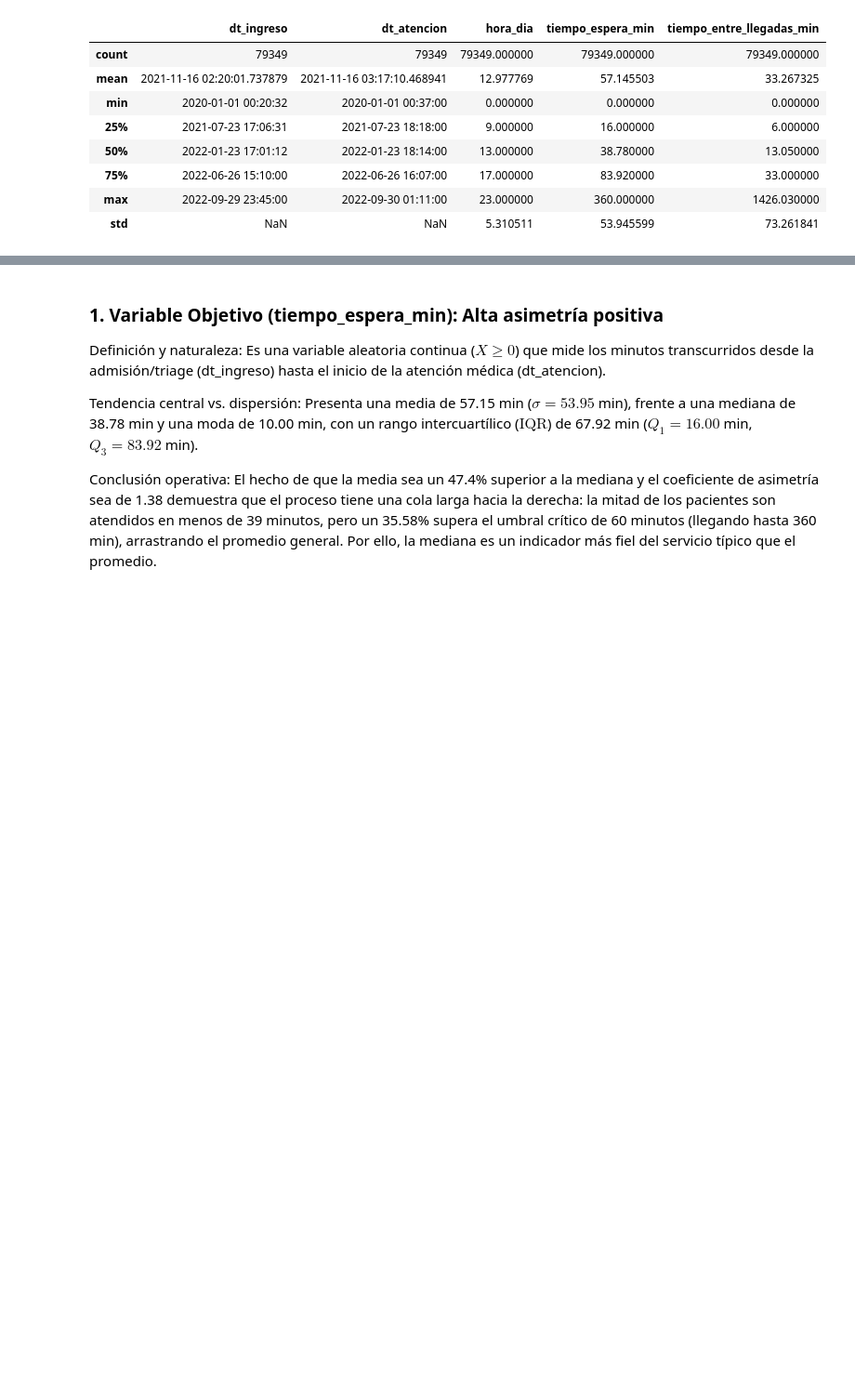
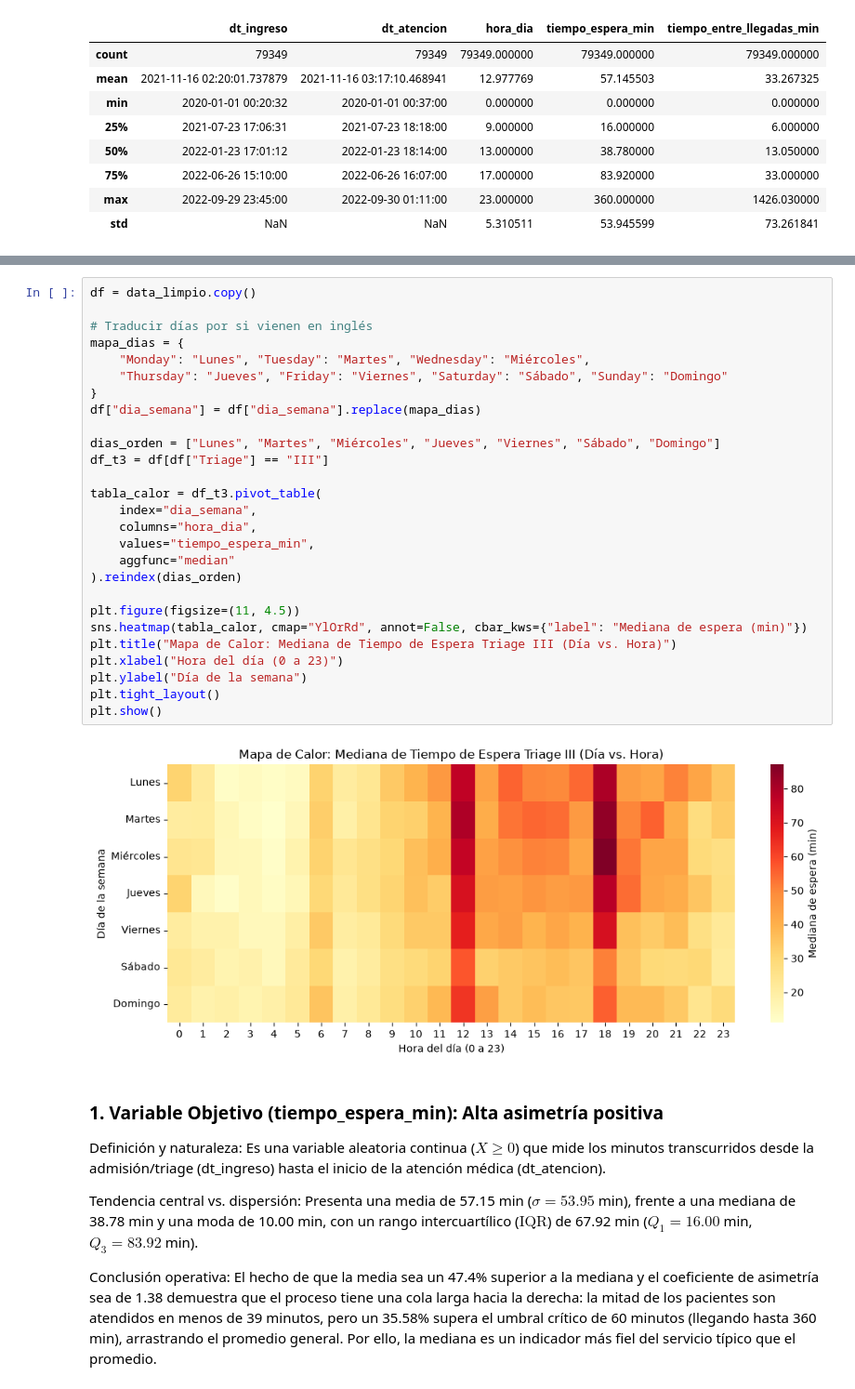
Before and after one commit to BreinerNavarro/proyecto_analitica_2, a Jupyter notebook: notebooks/analisis_final.ipynb, the cells around one changed output, grey strips where cells are left out. Shown at 93% size. Drawn from its saved outputs; the diff is of its cells as text; blank space fills up the shorter version.

Commit message:
Grafica de mapa de calor

```diff
--- a/notebooks/analisis_final.ipynb
+++ b/notebooks/analisis_final.ipynb
@@ -229,6 +229,35 @@ data_limpio.head()
 | 2 | 2020-01-01 04:14:59 | 2020-01-01 04:38:00 | 2020-01 | Wednesday | 4 | Madrugada (00:00 - 05:59) | III | CENTRO HOSPITAL LA ROSA | RED SUR | ... |
 | 3 | 2020-01-01 04:30:01 | 2020-01-01 04:47:00 | 2020-01 | Wednesday | 4 | Madrugada (00:00 - 05:59) | III | CENTRO HOSPITAL LA ROSA | RED SUR | ... |
 | 4 | 2020-01-01 04:41:38 | 2020-01-01 05:08:00 | 2020-01 | Wednesday | 4 | Madrugada (00:00 - 05:59) | III | CENTRO HOSPITAL LA ROSA | RED SUR | ... |
+# %%
+df = data_limpio.copy()
+
+# Traducir días por si vienen en inglés
+mapa_dias = {
+    "Monday": "Lunes", "Tuesday": "Martes", "Wednesday": "Miércoles",
+    "Thursday": "Jueves", "Friday": "Viernes", "Saturday": "Sábado", "Sunday": "Domingo"
+}
+df["dia_semana"] = df["dia_semana"].replace(mapa_dias)
+
+dias_orden = ["Lunes", "Martes", "Miércoles", "Jueves", "Viernes", "Sábado", "Domingo"]
+df_t3 = df[df["Triage"] == "III"]
+
+tabla_calor = df_t3.pivot_table(
+    index="dia_semana",
+    columns="hora_dia",
+    values="tiempo_espera_min",
+    aggfunc="median"
+).reindex(dias_orden)
+
+plt.figure(figsize=(11, 4.5))
+sns.heatmap(tabla_calor, cmap="YlOrRd", annot=False, cbar_kws={"label": "Mediana de espera (min)"})
+plt.title("Mapa de Calor: Mediana de Tiempo de Espera Triage III (Día vs. Hora)")
+plt.xlabel("Hora del día (0 a 23)")
+plt.ylabel("Día de la semana")
+plt.tight_layout()
+plt.show()
+# %% [output]
+[figure, added]
 # %% [markdown]
 ### 1. Variable Objetivo (tiempo_espera_min): Alta asimetría positiva
 Definición y naturaleza: Es una variable aleatoria continua ($X \ge 0$) que mide los minutos transcurridos desde la admisión/triage (dt_ingreso) hasta el inicio de la atención médica (dt_atencion).
```
